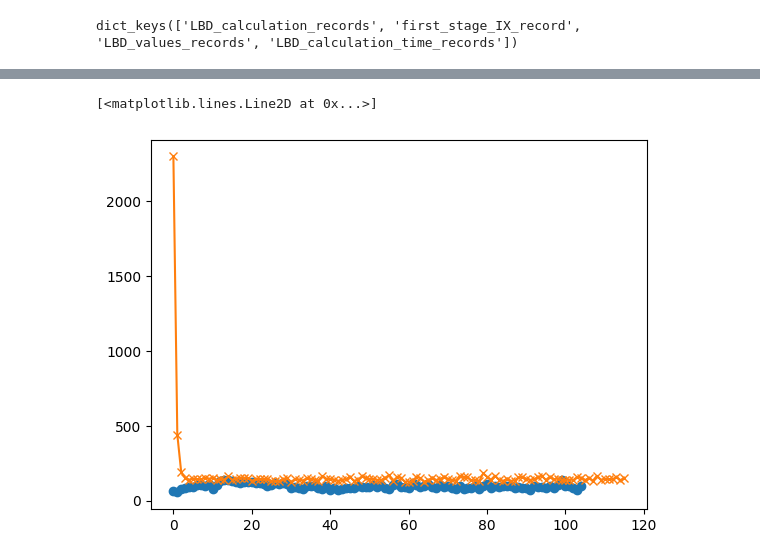
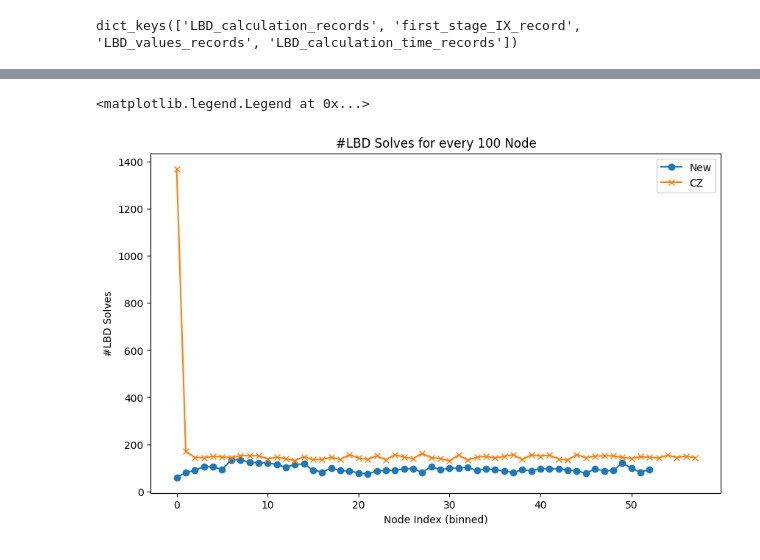
Before and after one commit to yship1002/CrappySolver, a Jupyter notebook: analysis.ipynb, the cells around one changed output, grey strips where cells are left out. Saved outputs shown, nothing was run; the diff lists cells and outputs as text; code cells hidden in the pictures.

```diff
--- a/analysis.ipynb
+++ b/analysis.ipynb
@@ -2,9 +2,9 @@
 import json
 import numpy as np
 import matplotlib.pyplot as plt
-with open('/Users/jyang872/Desktop/CrappySolver/process.json', 'r') as f:
+with open('/Users/jyang872/Desktop/new_algorithm_example/process-3s-crappy.json', 'r') as f:
     crappy_data = json.load(f)
-with open('/Users/jyang872/Desktop/fuzzy-tribble/process.json', 'r') as f:
+with open('/Users/jyang872/Desktop/new_algorithm_example/process-3s-fuzzy.json', 'r') as f:
     fuzzy_data = json.load(f)
 fuzzy_lbd_cals=fuzzy_data["outsideAlgo"]["LBD_calculation_records"]
 crappy_lbd_cals=crappy_data["outsideAlgo"]["LBD_calculation_records"]
@@ -88,17 +92,22 @@ plt.show()
 # %%
+plt.figure(figsize=(10, 6))
 lbd_cals=fuzzy_lbd_cals
 # Calculate average for every 10 lbd_cals
-bin_size = 50
+bin_size = 100
 avg_lbd = [sum(lbd_cals[i:i+bin_size])/len(lbd_cals[i:i+bin_size]) for i in range(0, len(lbd_cals), bin_size)]
 bin_indices = [i//bin_size for i in range(0, len(lbd_cals), bin_size)]
 
-plt.plot(bin_indices, avg_lbd, marker='o')
+plt.plot(bin_indices, avg_lbd, marker='o',label='New')
 lbd_cals=crappy_lbd_cals
 # Calculate average for every 10 lbd_cals
-bin_size = 50
+bin_size = 100
 avg_lbd = [sum(lbd_cals[i:i+bin_size])/len(lbd_cals[i:i+bin_size]) for i in range(0, len(lbd_cals), bin_size)]
 bin_indices = [i//bin_size for i in range(0, len(lbd_cals), bin_size)]
-plt.plot(bin_indices, avg_lbd, marker='x')
+plt.plot(bin_indices, avg_lbd, marker='x',label='CZ')
+plt.xlabel('Node Index (binned)')
+plt.ylabel("#LBD Solves")
+plt.title('#LBD Solves for every 100 Node')
+plt.legend()
 # %% [output]
-[<matplotlib.lines.Line2D at 0x...>]
+<matplotlib.legend.Legend at 0x...>
-[figure, old version]
+[figure, new version]
```
Also changed, not shown: parts of 6 cells of this notebook, 8 other files.
